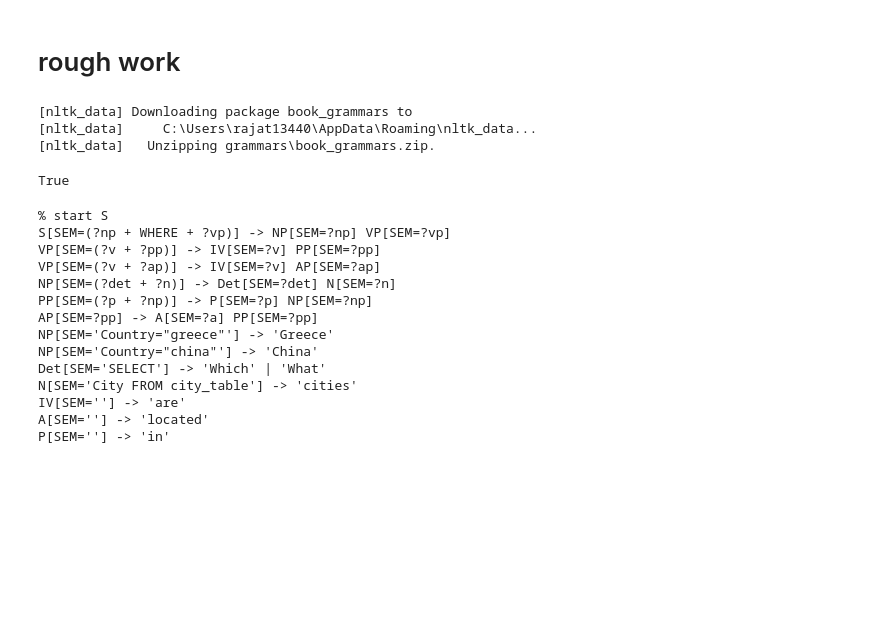
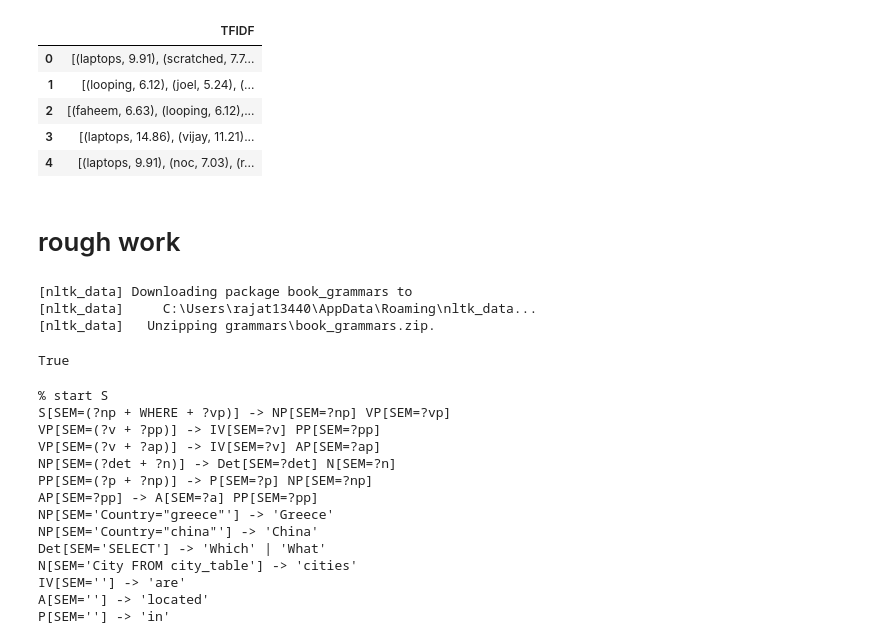
Before and after one commit to RajatChaudhari/mail, a Jupyter notebook: mailNLTKPart2.ipynb, the cells around one changed output. Saved outputs shown, nothing was run; the diff lists cells and outputs as text; code cells hidden in the pictures; blank space fills up the shorter version.

```diff
--- a/mailNLTKPart2.ipynb
+++ b/mailNLTKPart2.ipynb
@@ -67,0 +88,5 @@ mail.head(2)
+# %%
+def idf(data,term):
+    count=[term in data[mail_no] for mail_no in data]
+    inv_feq=math.log(len(count)/sum(count))
+    return inv_feq
@@ -67,0 +109,11 @@ mail.head(2)
+# %%
+df=pd.DataFrame({'TFIDF':myli})
+# %%
+df.head()
+# %% [output]
+|  | TFIDF |
+| 0 | [(laptops, 9.91), (scratched, 7.7... |
+| 1 | [(looping, 6.12), (joel, 5.24), (... |
+| 2 | [(faheem, 6.63), (looping, 6.12),... |
+| 3 | [(laptops, 14.86), (vijay, 11.21)... |
+| 4 | [(laptops, 9.91), (noc, 7.03), (r... |
```
Also changed, not shown: parts of 24 cells of this notebook.
